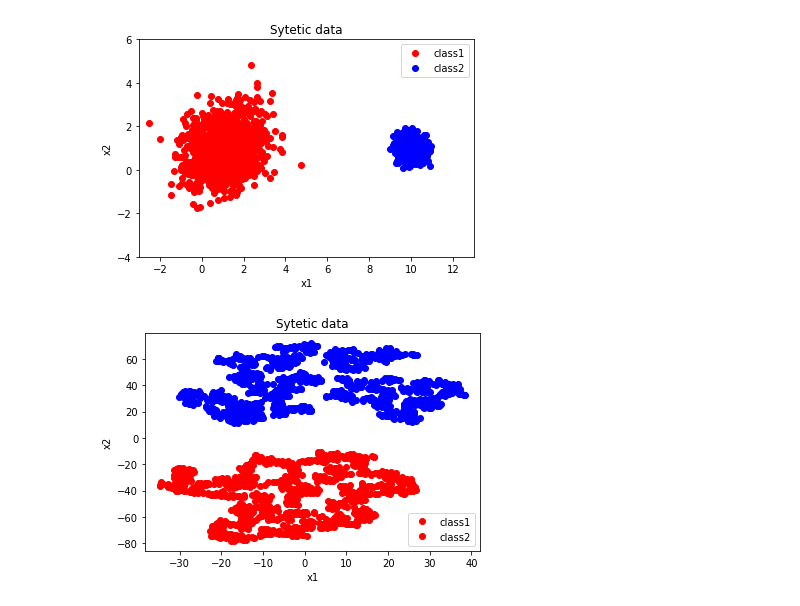
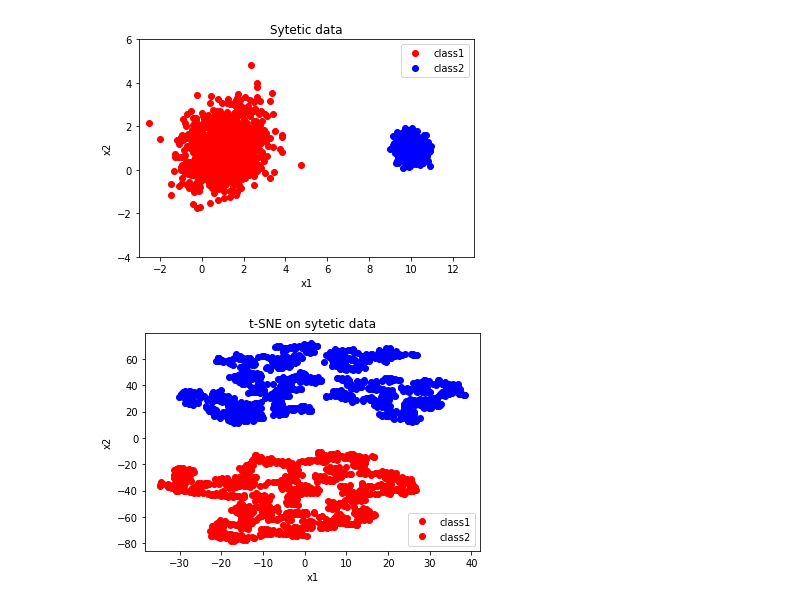
Before and after one commit to FilipTirnanic96/t-SNE, a Jupyter notebook: JupiterNotebook/t-SNE_notebook.ipynb, the cells around one changed output. Saved outputs shown, nothing was run; the diff lists cells and outputs as text; code cells hidden in the pictures.

Commit message:
Plot title changed

```diff
--- a/JupiterNotebook/t-SNE_notebook.ipynb
+++ b/JupiterNotebook/t-SNE_notebook.ipynb
@@ -42,10 +42,10 @@ X_trans = t_SNE.fit_transform(X)
 # %%
 plt.plot(X_trans[np.where(y == 0),0], X_trans[np.where(y == 0),1], 'ro')
 plt.plot(X_trans[np.where(y == 1),0], X_trans[np.where(y == 1),1], 'bo')
 plt.legend(['class1', 'class2'])
-plt.title('Sytetic data')
+plt.title('t-SNE on sytetic data')
 plt.xlabel('x1')
 plt.ylabel('x2')
 plt.show()
 # %% [output]
-[figure, old version]
+[figure, new version]
```
